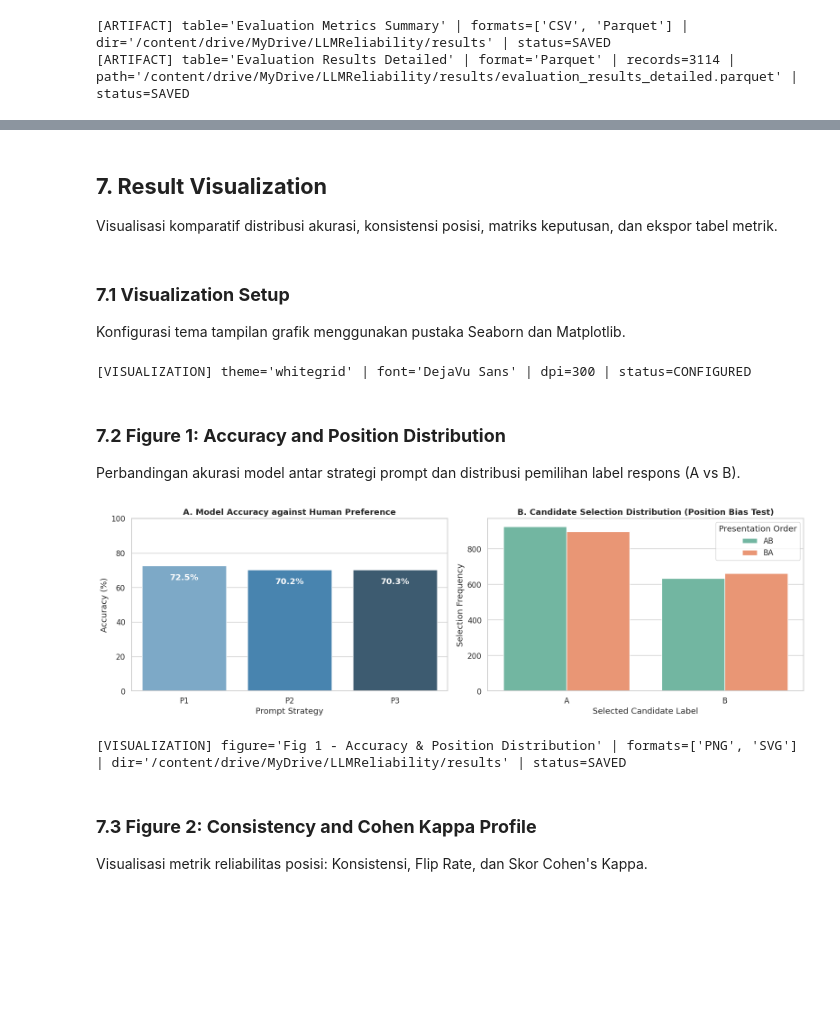
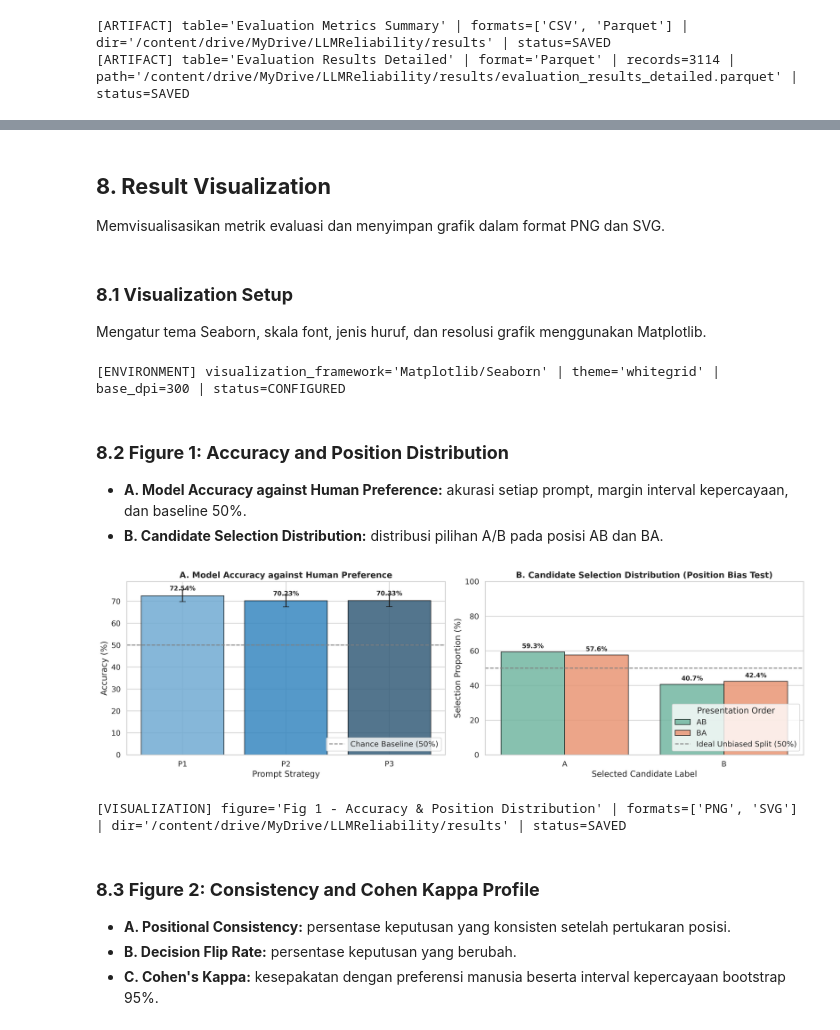
Before and after one commit to RozhakDev/LLMReliability, a Jupyter notebook: AI/08_End_to_End_Evaluation_Pipeline.ipynb, the cells around one changed output, grey strips where cells are left out. Cells and saved outputs as stored; diff of their text form; code cells hidden in the pictures; blank space fills up the shorter version.

```diff
--- a/AI/08_End_to_End_Evaluation_Pipeline.ipynb
+++ b/AI/08_End_to_End_Evaluation_Pipeline.ipynb
@@ -854,55 +903,89 @@ print(f"[EXECUTIVE_SUMMARY] artifacts_sink='{RESULTS_DIR}' | pipeline_status=SUC
 [EXECUTIVE_SUMMARY] artifacts_sink='/content/drive/MyDrive/LLMReliability/results' | pipeline_status=SUCCESS_COMPLETED
 # %% [markdown]
-## **7. Result Visualization**
+## **8. Result Visualization**
 
-Visualisasi komparatif distribusi akurasi, konsistensi posisi, matriks keputusan, dan ekspor tabel metrik.
+Memvisualisasikan metrik evaluasi dan menyimpan grafik dalam format PNG dan SVG.
 # %% [markdown]
-### **7.1 Visualization Setup**
+### **8.1 Visualization Setup**
 
-Konfigurasi tema tampilan grafik menggunakan pustaka Seaborn dan Matplotlib.
+Mengatur tema Seaborn, skala font, jenis huruf, dan resolusi grafik menggunakan Matplotlib.
 # %%
 sns.set_theme(style='whitegrid', font_scale=1.1)
 plt.rcParams['font.sans-serif'] = 'DejaVu Sans'
+plt.rcParams['font.family'] = 'sans-serif'
+plt.rcParams['figure.dpi'] = 300
+plt.rcParams['savefig.dpi'] = 300
 
-print("[VISUALIZATION] theme='whitegrid' | font='DejaVu Sans' | dpi=300 | status=CONFIGURED")
+print(f"[ENVIRONMENT] visualization_framework='Matplotlib/Seaborn' | theme='whitegrid' | base_dpi=300 | status=CONFIGURED")
 # %% [output]
-[VISUALIZATION] theme='whitegrid' | font='DejaVu Sans' | dpi=300 | status=CONFIGURED
+[ENVIRONMENT] visualization_framework='Matplotlib/Seaborn' | theme='whitegrid' | base_dpi=300 | status=CONFIGURED
 # %% [markdown]
-### **7.2 Figure 1: Accuracy and Position Distribution**
+### **8.2 Figure 1: Accuracy and Position Distribution**
 
-Perbandingan akurasi model antar strategi prompt dan distribusi pemilihan label respons (A vs B).
+- **A. Model Accuracy against Human Preference:** akurasi setiap prompt, margin interval kepercayaan, dan baseline 50%.
+- **B. Candidate Selection Distribution:** distribusi pilihan A/B pada posisi AB dan BA.
 # %%
 fig1, axes1 = plt.subplots(1, 2, figsize=(16, 5))
 
-sns.barplot(data=df_metrics_table, x='Prompt', y='Accuracy (%)', hue='Prompt', legend=False, ax=axes1[0], palette='Blues_d')
+acc_vals = []
+acc_errs = []
+for p_id in prompts:
+    sub_p = df_valid[df_valid['prompt_id'] == p_id]
+    n_p = len(sub_p)
+    if n_p > 0:
+        correct_s = (sub_p['logical_decision'] == sub_p['logical_human']).astype(int)
+        p_mean = correct_s.mean()
+        ci_margin = 1.96 * np.sqrt((p_mean * (1.0 - p_mean)) / n_p) * 100
+        acc_vals.append(p_mean * 100)
+        acc_errs.append(ci_margin)
+    else:
+        acc_vals.append(0.0)
+        acc_errs.append(0.0)
+
+bars1_a = axes1[0].bar(prompts, acc_vals, yerr=acc_errs, capsize=5, color=sns.color_palette('Blues_d', len(prompts)), edgecolor='black', alpha=0.85)
+axes1[0].axhline(50.0, color='gray', linestyle='--', linewidth=1.5, label='Chance Baseline (50%)')
 axes1[0].set_title('A. Model Accuracy against Human Preference', fontweight='bold')
 axes1[0].set_xlabel('Prompt Strategy')
 axes1[0].set_ylabel('Accuracy (%)')
-axes1[0].set_ylim(0, 100)
-for p in axes1[0].patches:
-    axes1[0].annotate(f"{p.get_height():.1f}%", (p.get_x() + p.get_width() / 2., p.get_height() - 7),
-                      ha='center', va='center', color='white', fontweight='bold')
+axes1[0].legend(loc='lower right')
 
-sns.countplot(data=df_valid, x='parsed_decision', hue='position', ax=axes1[1], palette='Set2')
+for bar, val in zip(bars1_a, acc_vals):
+    axes1[0].annotate(f"{val:.2f}%", (bar.get_x() + bar.get_width() / 2., val),
+                      xytext=(0, 6), textcoords='offset points', ha='center', va='bottom', fontweight='bold', fontsize=10)
+
+df_pos_rate = df_valid.groupby(['position', 'parsed_decision']).size().unstack(fill_value=0)
+df_pos_pct = df_pos_rate.div(df_pos_rate.sum(axis=1), axis=0) * 100
+df_pos_plot = df_pos_pct.reset_index().melt(id_vars='position', value_name='Percentage (%)', var_name='Candidate')
+
+sns.barplot(data=df_pos_plot, x='Candidate', y='Percentage (%)', hue='position', ax=axes1[1], palette='Set2', edgecolor='black', alpha=0.85)
+axes1[1].axhline(50.0, color='gray', linestyle='--', linewidth=1.5, label='Ideal Unbiased Split (50%)')
+for p in axes1[1].patches:
+    h = p.get_height()
+    if h > 0:
+        axes1[1].annotate(f"{h:.1f}%", (p.get_x() + p.get_width() / 2., h),
+                          xytext=(0, 4), textcoords='offset points', ha='center', va='bottom', fontweight='bold', fontsize=10)
+axes1[1].set_ylim(0, 100)
 axes1[1].set_title('B. Candidate Selection Distribution (Position Bias Test)', fontweight='bold')
 axes1[1].set_xlabel('Selected Candidate Label')
-axes1[1].set_ylabel('Selection Frequency')
-axes1[1].legend(title='Presentation Order')
+axes1[1].set_ylabel('Selection Proportion (%)')
+axes1[1].legend(title='Presentation Order', loc='lower right')
 
 plt.tight_layout()
 fig1_base = os.path.join(RESULTS_DIR, 'plot_accuracy_and_position_bias')
 plt.savefig(f"{fig1_base}.png", dpi=300, bbox_inches='tight')
 plt.savefig(f"{fig1_base}.svg", format='svg', bbox_inches='tight')
 plt.show()
 
 print(f"[VISUALIZATION] figure='Fig 1 - Accuracy & Position Distribution' | formats=['PNG', 'SVG'] | dir='{RESULTS_DIR}' | status=SAVED")
 # %% [output]
-[figure, old version]
+[figure, new version]
 [VISUALIZATION] figure='Fig 1 - Accuracy & Position Distribution' | formats=['PNG', 'SVG'] | dir='/content/drive/MyDrive/LLMReliability/results' | status=SAVED
 # %% [markdown]
-### **7.3 Figure 2: Consistency and Cohen Kappa Profile**
+### **8.3 Figure 2: Consistency and Cohen Kappa Profile**
 
-Visualisasi metrik reliabilitas posisi: Konsistensi, Flip Rate, dan Skor Cohen's Kappa.
+- **A. Positional Consistency:** persentase keputusan yang konsisten setelah pertukaran posisi.
+- **B. Decision Flip Rate:** persentase keputusan yang berubah.
+- **C. Cohen's Kappa:** kesepakatan dengan preferensi manusia beserta interval kepercayaan bootstrap 95%.
 # %%
 fig2, axes2 = plt.subplots(1, 3, figsize=(18, 5))
 
```
Also changed, not shown: parts of 44 cells of this notebook, 4 other files.
